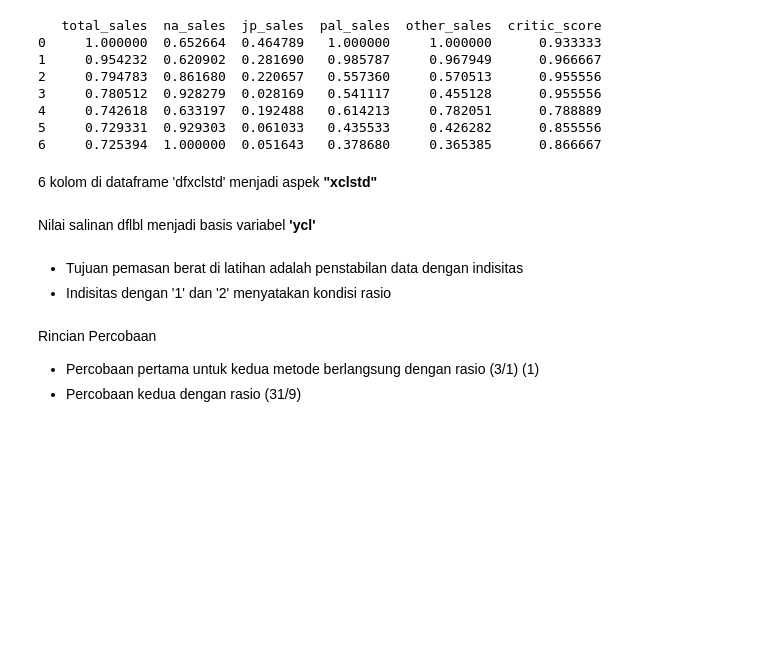
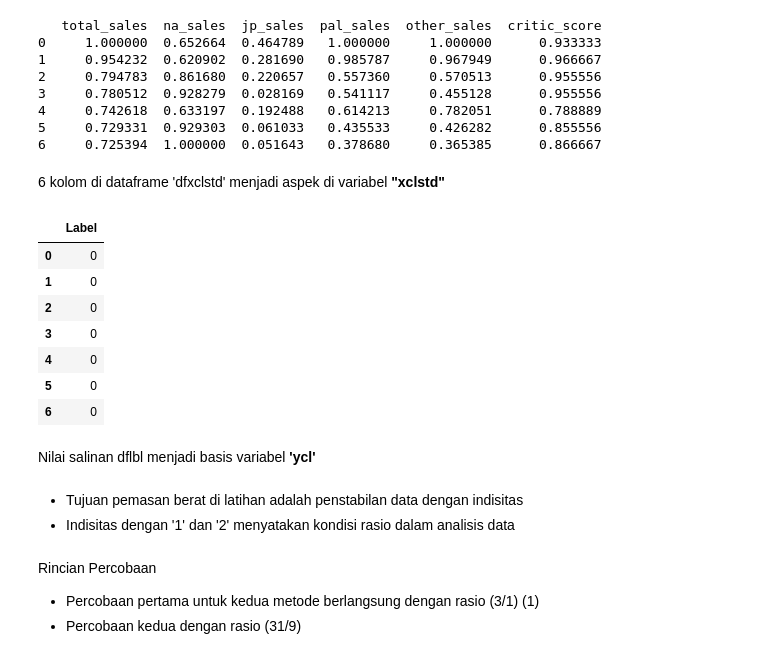
Before and after one commit to DGkurnia/cnkproject, a Jupyter notebook: BMLP_Derfansyah_Guswiranata_Kurnia_klasifikasi.ipynb, the cells around one changed output. Saved outputs shown, nothing was run; the diff lists cells and outputs as text; code cells hidden in the pictures; blank space fills up the shorter version.

```diff
--- a/BMLP_Derfansyah_Guswiranata_Kurnia_klasifikasi.ipynb
+++ b/BMLP_Derfansyah_Guswiranata_Kurnia_klasifikasi.ipynb
@@ -171,17 +171,21 @@ Index(['game dengan tujuan utama pencari duit',
 sampel kolom pelabelan
 # %%
 #pembentukan ulang
-enkoding = bntkbaru.ravel()
+enkoding = bntkbaru.reshape(-1,1)
 #inisiasi ohen
-encoder = lenco() #Untuk proses inti
+encoder = ohen() #Untuk proses inti
 #penyesuaian data
 lblohen = encoder.fit_transform(enkoding)
 # %%
 #konversi ke df untuk kluster jadi
 dflbl = pd.DataFrame(lblohen, columns=['Biner1'], copy=True)
+#Konversi ke numerik
+lbl2 =  np.argmax(dflbl.values, axis=1) #demi jadi ke numerik
+#Ubah kembali ke df
+dflbl2 = pd.DataFrame(lbl2, columns=['Label'], copy=True)
 #cek hasil
-smpllbl = dflbl.head(7)
-tiplbl = dflbl.info()
+smpllbl = dflbl2.head(7)
+tiplbl = dflbl2.info()
 print(smpllbl) #inspeksi hasil
 # %% [output]
 <class 'pandas.core.frame.DataFrame'>
@@ -235,10 +239,22 @@ print(dfxclmm.head(7))
 5     0.729331  0.929303  0.061033   0.435533     0.426282      0.855556
 6     0.725394  1.000000  0.051643   0.378680     0.365385      0.866667
 # %% [markdown]
-6 kolom di dataframe 'dfxclstd' menjadi aspek **"xclstd"**
+6 kolom di dataframe 'dfxclstd' menjadi aspek di variabel **"xclstd"**
 # %%
 #deklarasi ycl
-ycl = dflbl.copy()
+ycl = dflbl2.copy()
+#inspeksi bentuk
+smpycl = ycl.head(7)
+smpycl
+# %% [output]
+|  | Label |
+| 0 | 0 |
+| 1 | 0 |
+| 2 | 0 |
+| 3 | 0 |
+| 4 | 0 |
+| 5 | 0 |
+| 6 | 0 |
 # %% [markdown]
 Nilai salinan dflbl menjadi basis variabel **'ycl'**
 # %%
@@ -255,7 +271,7 @@ brtsampel = csw(class_weight='balanced', y=y_test) #dipakai di kondisi 1
 brtsampel2 = csw(class_weight='balanced', y=y_test2) #dipakai di kondisi 2
 # %% [markdown]
 - Tujuan pemasan berat di latihan adalah penstabilan data dengan indisitas
-- Indisitas dengan '1' dan '2' menyatakan kondisi rasio
+- Indisitas dengan '1' dan '2' menyatakan kondisi rasio dalam analisis data
 # %% [markdown]
 Rincian Percobaan
 * Percobaan pertama untuk kedua metode berlangsung dengan rasio (3/1) (1)
```
Also changed, not shown: parts of 12 cells of this notebook.
